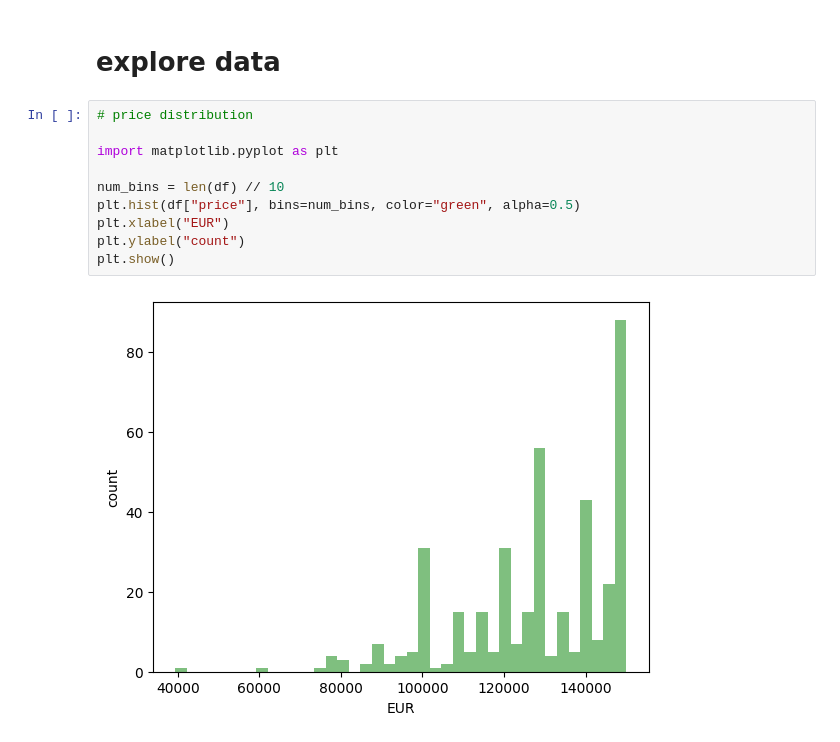
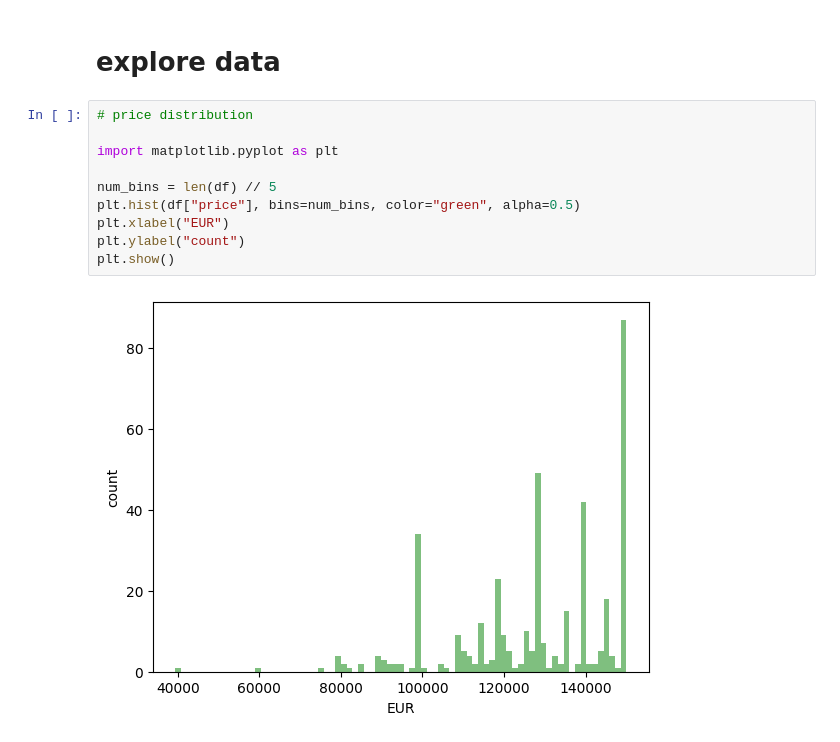
Before and after one commit to sueszli/will-wohnen, a Jupyter notebook: analysis.ipynb, the cells around one changed output. Saved outputs shown, nothing was run; the diff lists cells and outputs as text.

```diff
--- a/analysis.ipynb
+++ b/analysis.ipynb
@@ -66,15 +69,15 @@ Skipping https://www.willhaben.at/iad/immobilien/d/eigentumswohnung/wien/wien-11
 # %%
 # price distribution
 
 import matplotlib.pyplot as plt
 
-num_bins = len(df) // 10
+num_bins = len(df) // 5
 plt.hist(df["price"], bins=num_bins, color="green", alpha=0.5)
 plt.xlabel("EUR")
 plt.ylabel("count")
 plt.show()
 # %% [output]
-[figure, old version]
+[figure, new version]
 # %%
 # update distribution
 
```
Also changed, not shown: parts of 3 cells of this notebook, 1 other file.
